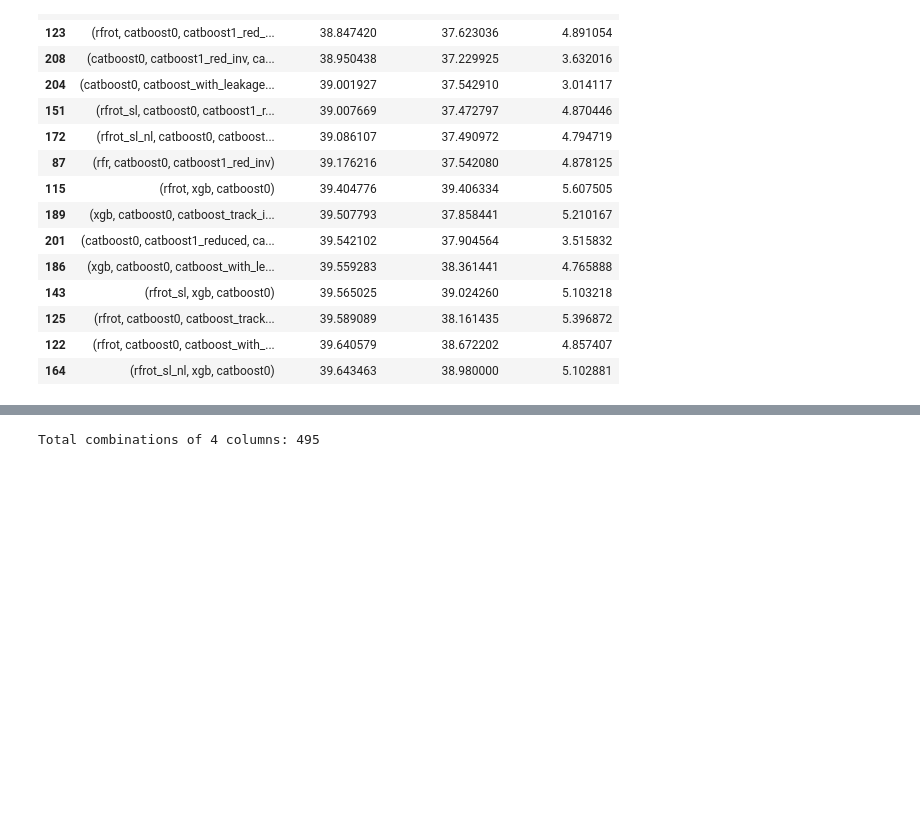
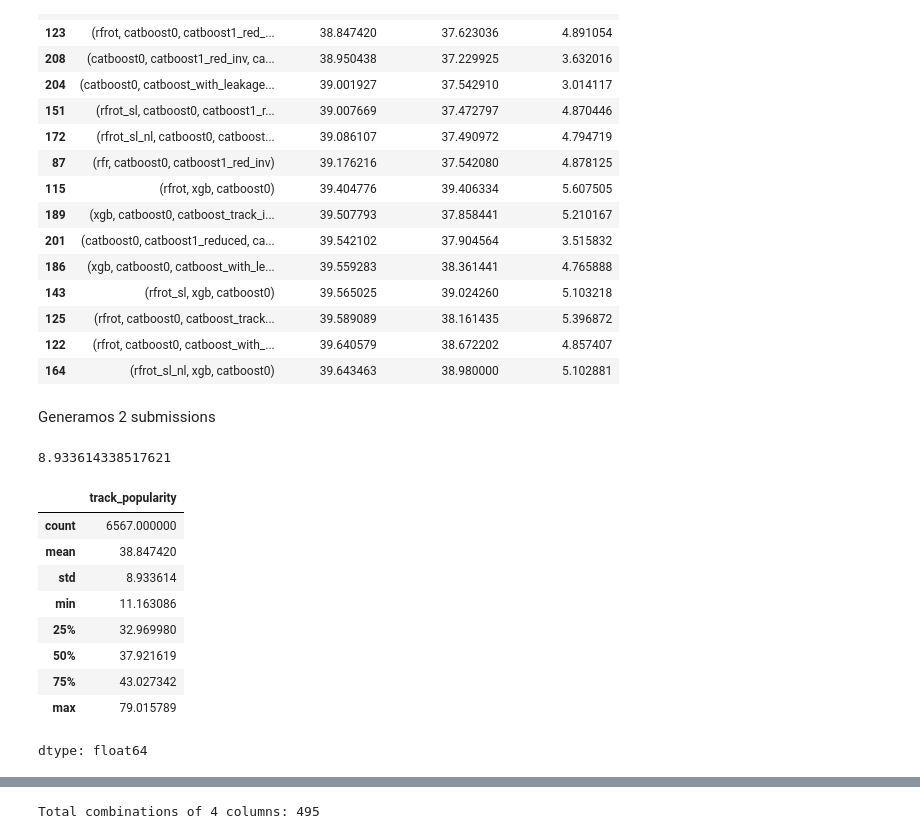
Before and after one commit to ichiP245/TP_Kaggle_Predictivo, a Jupyter notebook: Notebooks/AnalisisSubmissions.ipynb, the cells around one changed output, grey strips where cells are left out. Cells and saved outputs as stored; diff of their text form; code cells hidden in the pictures; blank space fills up the shorter version.

Commit message:
Nuevas submissions

```diff
--- a/Notebooks/AnalisisSubmissions.ipynb
+++ b/Notebooks/AnalisisSubmissions.ipynb
@@ -190,3 +209,28 @@ df_results.sort_values(by='mean_of_means', ascending=True).head(15)
 | 125 | (rfrot, catboost0, catboost_track... | 39.589089 | 38.161435 | 5.396872 |
 | 122 | (rfrot, catboost0, catboost_with_... | 39.640579 | 38.672202 | 4.857407 |
 | 164 | (rfrot_sl_nl, xgb, catboost0) | 39.643463 | 38.980000 | 5.102881 |
+# %% [markdown]
+Generamos 2 submissions
+# %%
+df2[['rfrot', 'catboost0', 'catboost1_red_inv']].mean(axis=1).std()
+# %% [output]
+8.933614338517621
+# %%
+df_promedios_con_rotFor = pd.DataFrame({
+    'ID':df['ID'],
+    'track_popularity':df2[['rfrot', 'catboost0', 'catboost1_red_inv']].mean(axis=1)
+})
+
+df_promedios_con_rotFor.to_csv('prom_rotFor_catboost0_catboostReduced_BIEN.csv', index=False)
+df_promedios_con_rotFor['track_popularity'].describe()
+# %% [output]
+|  | track_popularity |
+| count | 6567.000000 |
+| mean | 38.847420 |
+| std | 8.933614 |
+| min | 11.163086 |
+| 25% | 32.969980 |
+| 50% | 37.921619 |
+| 75% | 43.027342 |
+| max | 79.015789 |
+dtype: float64
```
Also changed, not shown: parts of 21 cells of this notebook.
